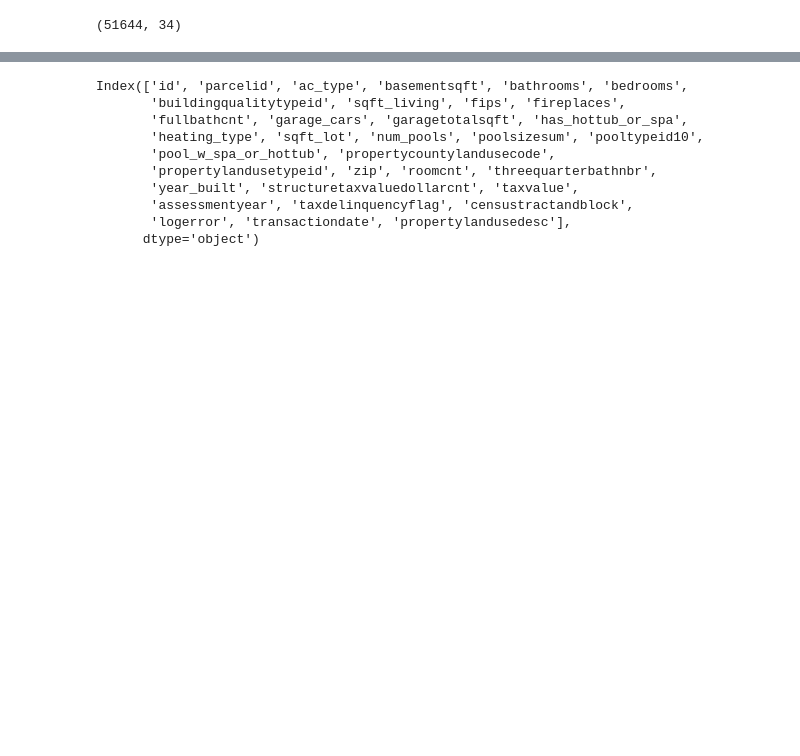
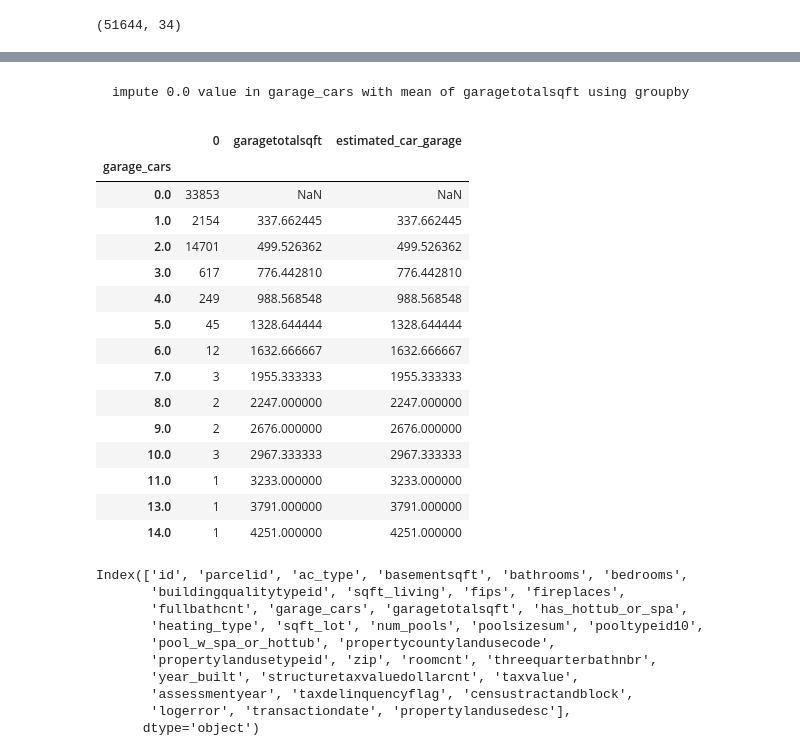
Before and after one commit to sgtcurran/clustering-exercises, a Jupyter notebook: explore_zillow.ipynb, the cells around one changed output, grey strips where cells are left out. Cells and saved outputs as stored; diff of their text form; code cells hidden in the pictures; blank space fills up the shorter version.

```diff
--- a/explore_zillow.ipynb
+++ b/explore_zillow.ipynb
@@ -157,0 +164,2 @@ df_prep.shape
+# %%
+df_prep.garagetotalsqft.replace(0.0, np.NaN, inplace=True)
@@ -157,0 +181,27 @@ df_prep.shape
+# %% [markdown]
+    impute 0.0 value in garage_cars with mean of garagetotalsqft using groupby
+# %%
+garage = pd.DataFrame(df_prep.groupby('garage_cars').size()).copy()
+# %%
+garage['garagetotalsqft'] = df_prep.garagetotalsqft.groupby(df_prep.garage_cars).mean().copy()
+# %%
+garage['estimated_car_garage'] = df_prep.groupby('garage_cars').agg({'garagetotalsqft':'mean'}).copy()
+# %%
+garage
+# %% [output]
+|  | 0 | garagetotalsqft | estimated_car_garage |
+| garage_cars |  |  |  |
+| 0.0 | 33853 | NaN | NaN |
+| 1.0 | 2154 | 337.662445 | 337.662445 |
+| 2.0 | 14701 | 499.526362 | 499.526362 |
+| 3.0 | 617 | 776.442810 | 776.442810 |
+| 4.0 | 249 | 988.568548 | 988.568548 |
+| 5.0 | 45 | 1328.644444 | 1328.644444 |
+| 6.0 | 12 | 1632.666667 | 1632.666667 |
+| 7.0 | 3 | 1955.333333 | 1955.333333 |
+| 8.0 | 2 | 2247.000000 | 2247.000000 |
+| 9.0 | 2 | 2676.000000 | 2676.000000 |
+| 10.0 | 3 | 2967.333333 | 2967.333333 |
+| 11.0 | 1 | 3233.000000 | 3233.000000 |
+| 13.0 | 1 | 3791.000000 | 3791.000000 |
+| 14.0 | 1 | 4251.000000 | 4251.000000 |
```
Also changed, not shown: parts of 11 cells of this notebook.
